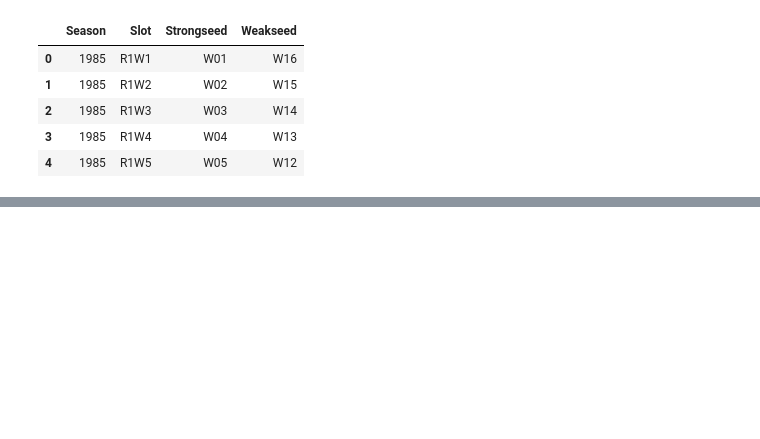
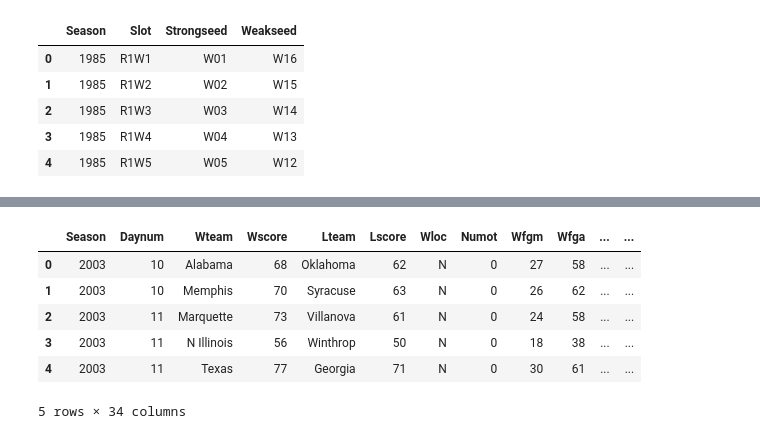
Before and after one commit to healykys/MarchMadnessProject, a Jupyter notebook: March Madness 2017.ipynb, the cells around one changed output, grey strips where cells are left out. Saved outputs shown, nothing was run; the diff lists cells and outputs as text; code cells hidden in the pictures; blank space fills up the shorter version.

```diff
--- a/March Madness 2017.ipynb
+++ b/March Madness 2017.ipynb
@@ -104,0 +125,13 @@ regSeasonDetailed_df.head()
+# %%
+#Regular Season Detailed
+regSeasonDetailed_df['Wteam'] = regSeasonDetailed_df['Wteam'].map(team_dict) #winning teams
+regSeasonDetailed_df['Lteam'] = regSeasonDetailed_df['Lteam'].map(team_dict) #losing teams
+regSeasonDetailed_df.head()
+# %% [output]
+|  | Season | Daynum | Wteam | Wscore | Lteam | Lscore | Wloc | Numot | Wfgm | Wfga | ... | ... |
+| 0 | 2003 | 10 | Alabama | 68 | Oklahoma | 62 | N | 0 | 27 | 58 | ... | ... |
+| 1 | 2003 | 10 | Memphis | 70 | Syracuse | 63 | N | 0 | 26 | 62 | ... | ... |
+| 2 | 2003 | 11 | Marquette | 73 | Villanova | 61 | N | 0 | 24 | 58 | ... | ... |
+| 3 | 2003 | 11 | N Illinois | 56 | Winthrop | 50 | N | 0 | 18 | 38 | ... | ... |
+| 4 | 2003 | 11 | Texas | 77 | Georgia | 71 | N | 0 | 30 | 61 | ... | ... |
+5 rows × 34 columns
```
Also changed, not shown: parts of 15 cells of this notebook.
